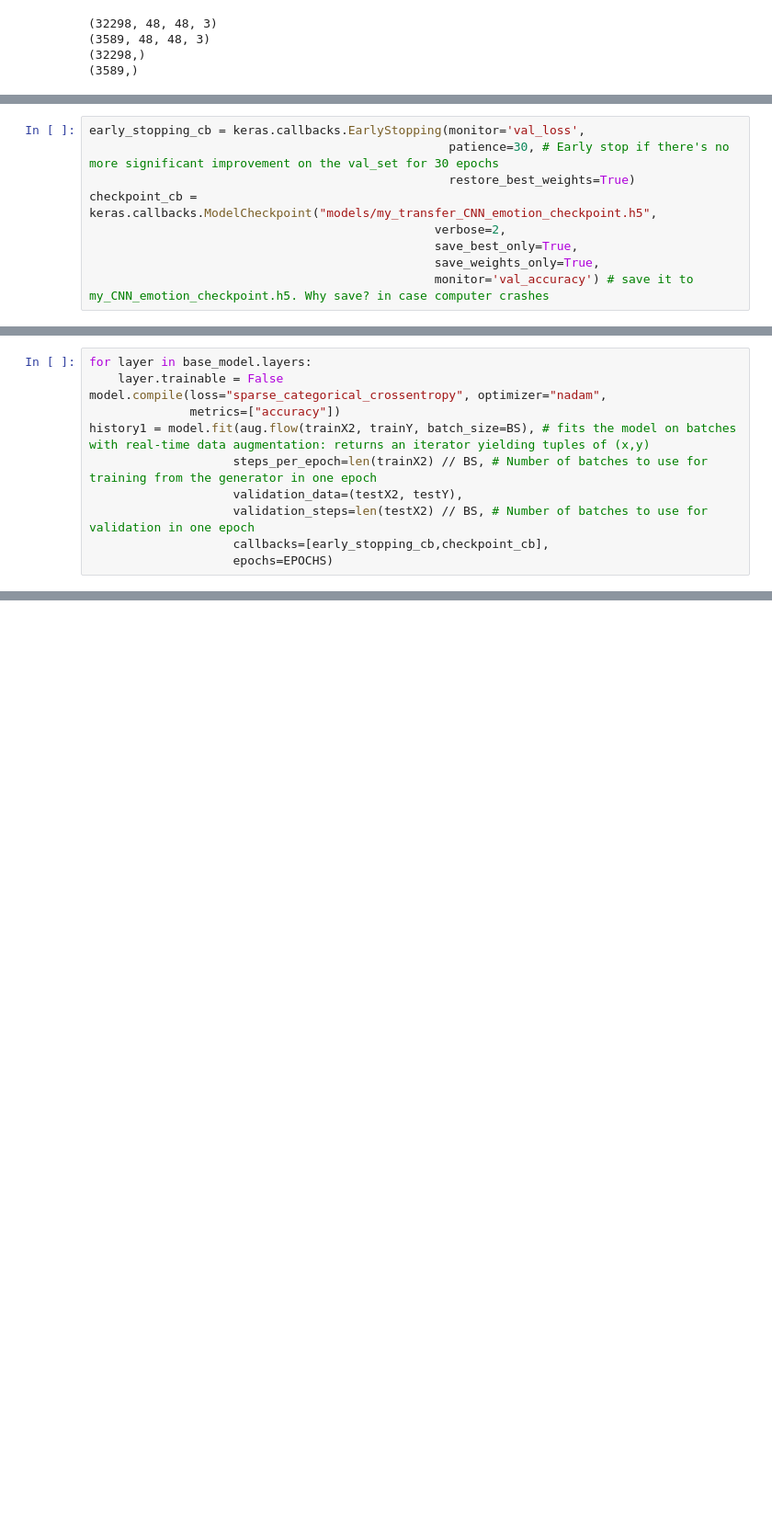
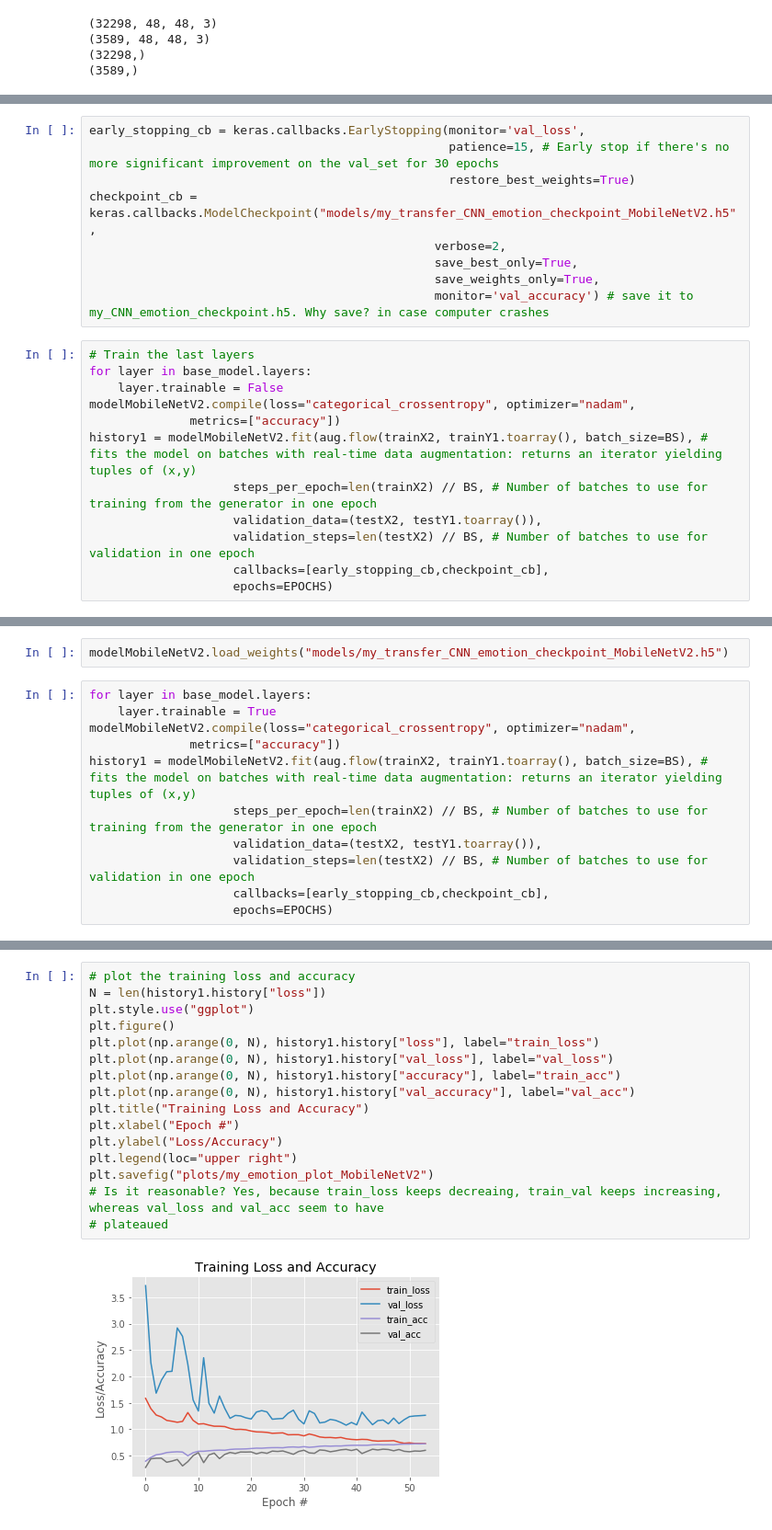
Before and after one commit to Chunkygoo/ML_Projects, a Jupyter notebook: emotionRecognitionTraining.ipynb, the cells around one changed output, grey strips where cells are left out. Shown at 92% size. Drawn from its saved outputs; the diff is of its cells as text; blank space fills up the shorter version.

Commit message:
update BreastCancer.ipynb Cars.ipynb EigenFaces_DataAug.ipynb Titanic.ipynb customTrainingWithTF.ipynb emotionRecognitionTraining.ipynb

```diff
--- a/emotionRecognitionTraining.ipynb
+++ b/emotionRecognitionTraining.ipynb
@@ -612,9 +637,21 @@ testX2 = tf.keras.applications.mobilenet_v2.preprocess_input(testX)
 # %%
 early_stopping_cb = keras.callbacks.EarlyStopping(monitor='val_loss',
-                                                  patience=30, # Early stop if there's no more significant improvement on the val_set for 30 epochs
+                                                  patience=15, # Early stop if there's no more significant improvement on the val_set for 30 epochs
                                                   restore_best_weights=True)
-checkpoint_cb = keras.callbacks.ModelCheckpoint("models/my_transfer_CNN_emotion_checkpoint.h5",
+checkpoint_cb = keras.callbacks.ModelCheckpoint("models/my_transfer_CNN_emotion_checkpoint_MobileNetV2.h5",
                                                 verbose=2,
                                                 save_best_only=True,
                                                 save_weights_only=True,
                                                 monitor='val_accuracy') # save it to my_CNN_emotion_checkpoint.h5. Why save? in case computer crashes
+# %%
+# Train the last layers
+for layer in base_model.layers:
+    layer.trainable = False
+modelMobileNetV2.compile(loss="categorical_crossentropy", optimizer="nadam",
+              metrics=["accuracy"])
+history1 = modelMobileNetV2.fit(aug.flow(trainX2, trainY1.toarray(), batch_size=BS), # fits the model on batches with real-time data augmentation: returns an iterator yielding tuples of (x,y)
+                    steps_per_epoch=len(trainX2) // BS, # Number of batches to use for training from the generator in one epoch
+                    validation_data=(testX2, testY1.toarray()),
+                    validation_steps=len(testX2) // BS, # Number of batches to use for validation in one epoch
+                    callbacks=[early_stopping_cb,checkpoint_cb],
+                    epochs=EPOCHS)
@@ -621,11 +676,13 @@ checkpoint_cb = keras.callbacks.ModelCheckpoint("models/my_transfer_CNN_emotion_
+# %%
+modelMobileNetV2.load_weights("models/my_transfer_CNN_emotion_checkpoint_MobileNetV2.h5")
 # %%
 for layer in base_model.layers:
-    layer.trainable = False
-model.compile(loss="sparse_categorical_crossentropy", optimizer="nadam",
+    layer.trainable = True
+modelMobileNetV2.compile(loss="categorical_crossentropy", optimizer="nadam",
               metrics=["accuracy"])
-history1 = model.fit(aug.flow(trainX2, trainY, batch_size=BS), # fits the model on batches with real-time data augmentation: returns an iterator yielding tuples of (x,y)
+history1 = modelMobileNetV2.fit(aug.flow(trainX2, trainY1.toarray(), batch_size=BS), # fits the model on batches with real-time data augmentation: returns an iterator yielding tuples of (x,y)
                     steps_per_epoch=len(trainX2) // BS, # Number of batches to use for training from the generator in one epoch
-                    validation_data=(testX2, testY),
+                    validation_data=(testX2, testY1.toarray()),
                     validation_steps=len(testX2) // BS, # Number of batches to use for validation in one epoch
                     callbacks=[early_stopping_cb,checkpoint_cb],
                     epochs=EPOCHS)
@@ -639,0 +771,18 @@ KeyboardInterrupt:
+# %%
+# plot the training loss and accuracy
+N = len(history1.history["loss"])
+plt.style.use("ggplot")
+plt.figure()
+plt.plot(np.arange(0, N), history1.history["loss"], label="train_loss")
+plt.plot(np.arange(0, N), history1.history["val_loss"], label="val_loss")
+plt.plot(np.arange(0, N), history1.history["accuracy"], label="train_acc")
+plt.plot(np.arange(0, N), history1.history["val_accuracy"], label="val_acc")
+plt.title("Training Loss and Accuracy")
+plt.xlabel("Epoch #")
+plt.ylabel("Loss/Accuracy")
+plt.legend(loc="upper right")
+plt.savefig("plots/my_emotion_plot_MobileNetV2")
+# Is it reasonable? Yes, because train_loss keeps decreaing, train_val keeps increasing, whereas val_loss and val_acc seem to have
+# plateaued
+# %% [output]
+[figure, added]
```
Also changed, not shown: parts of 57 cells of this notebook.
